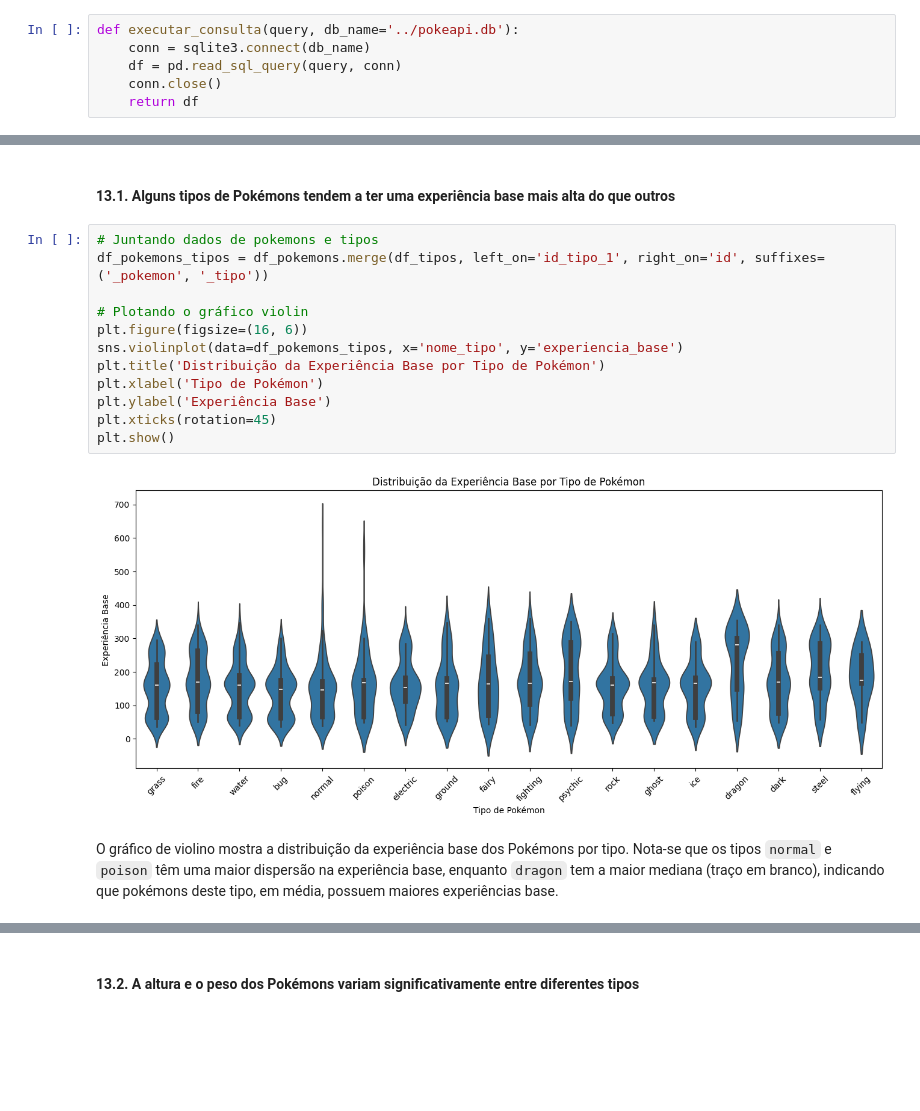
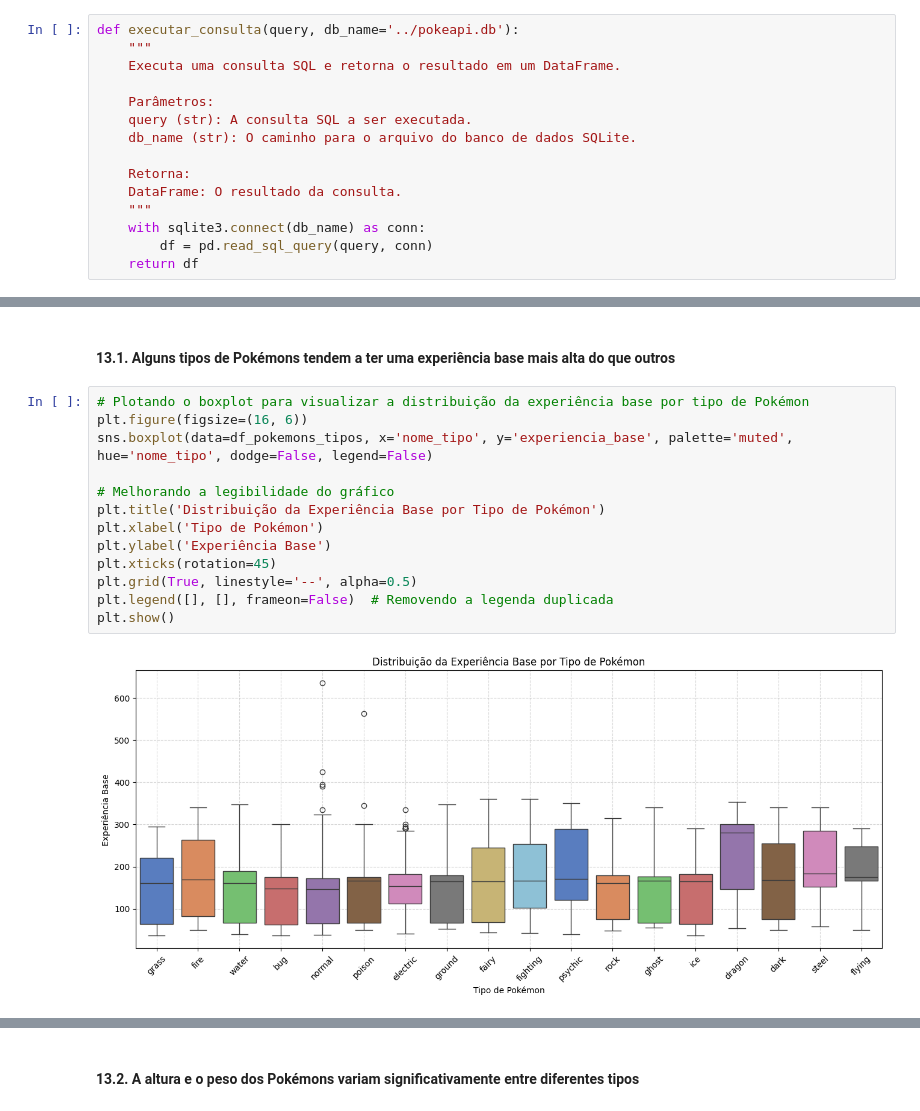
Before and after one commit to matheusvazdata/desafio_etl_coderhouse, a Jupyter notebook: notebooks/etl_pipeline.ipynb, the cells around one changed output, grey strips where cells are left out. Cells and saved outputs as stored; diff of their text form; blank space fills up the shorter version.

```diff
--- a/notebooks/etl_pipeline.ipynb
+++ b/notebooks/etl_pipeline.ipynb
@@ -192,12 +276,21 @@ obter_dados_da_api("https://pokeapi.co/api/v2/pokemon/1/v2")
 ERRO: Falha ao buscar dados da API. Código de status: 404
 # %% [markdown]
 ### 11. Função para executar uma consulta e retornar um DataFrame
-# %%
-def executar_consulta(query, db_name='../pokeapi.db'):
-    conn = sqlite3.connect(db_name)
-    df = pd.read_sql_query(query, conn)
-    conn.close()
-    return df
+# %%
+def executar_consulta(query, db_name='../pokeapi.db'):
+    """
+    Executa uma consulta SQL e retorna o resultado em um DataFrame.
+
+    Parâmetros:
+    query (str): A consulta SQL a ser executada.
+    db_name (str): O caminho para o arquivo do banco de dados SQLite.
+
+    Retorna:
+    DataFrame: O resultado da consulta.
+    """
+    with sqlite3.connect(db_name) as conn:
+        df = pd.read_sql_query(query, conn)
+    return df
 # %% [markdown]
 ### 12. Visualizando as tabelas
 # %% [markdown]
@@ -294,18 +410,17 @@ df_tipos = executar_consulta(query_tipos)
 # %% [markdown]
 #### 13.1. Alguns tipos de Pokémons tendem a ter uma experiência base mais alta do que outros
 # %%
-# Juntando dados de pokemons e tipos
-df_pokemons_tipos = df_pokemons.merge(df_tipos, left_on='id_tipo_1', right_on='id', suffixes=('_pokemon', '_tipo'))
+# Plotando o boxplot para visualizar a distribuição da experiência base por tipo de Pokémon
+plt.figure(figsize=(16, 6))
+sns.boxplot(data=df_pokemons_tipos, x='nome_tipo', y='experiencia_base', palette='muted', hue='nome_tipo', dodge=False, legend=False)
 
-# Plotando o gráfico violin
-plt.figure(figsize=(16, 6))
-sns.violinplot(data=df_pokemons_tipos, x='nome_tipo', y='experiencia_base')
+# Melhorando a legibilidade do gráfico
 plt.title('Distribuição da Experiência Base por Tipo de Pokémon')
 plt.xlabel('Tipo de Pokémon')
 plt.ylabel('Experiência Base')
 plt.xticks(rotation=45)
+plt.grid(True, linestyle='--', alpha=0.5)
+plt.legend([], [], frameon=False)  # Removendo a legenda duplicada
 plt.show()
 # %% [output]
-[figure, old version]
+[figure, new version]
-# %% [markdown]
-O gráfico de violino mostra a distribuição da experiência base dos Pokémons por tipo. Nota-se que os tipos `normal` e `poison` têm uma maior dispersão na experiência base, enquanto `dragon` tem a maior mediana (traço em branco), indicando que pokémons deste tipo, em média, possuem maiores experiências base.
```
Also changed, not shown: parts of 34 cells of this notebook.
